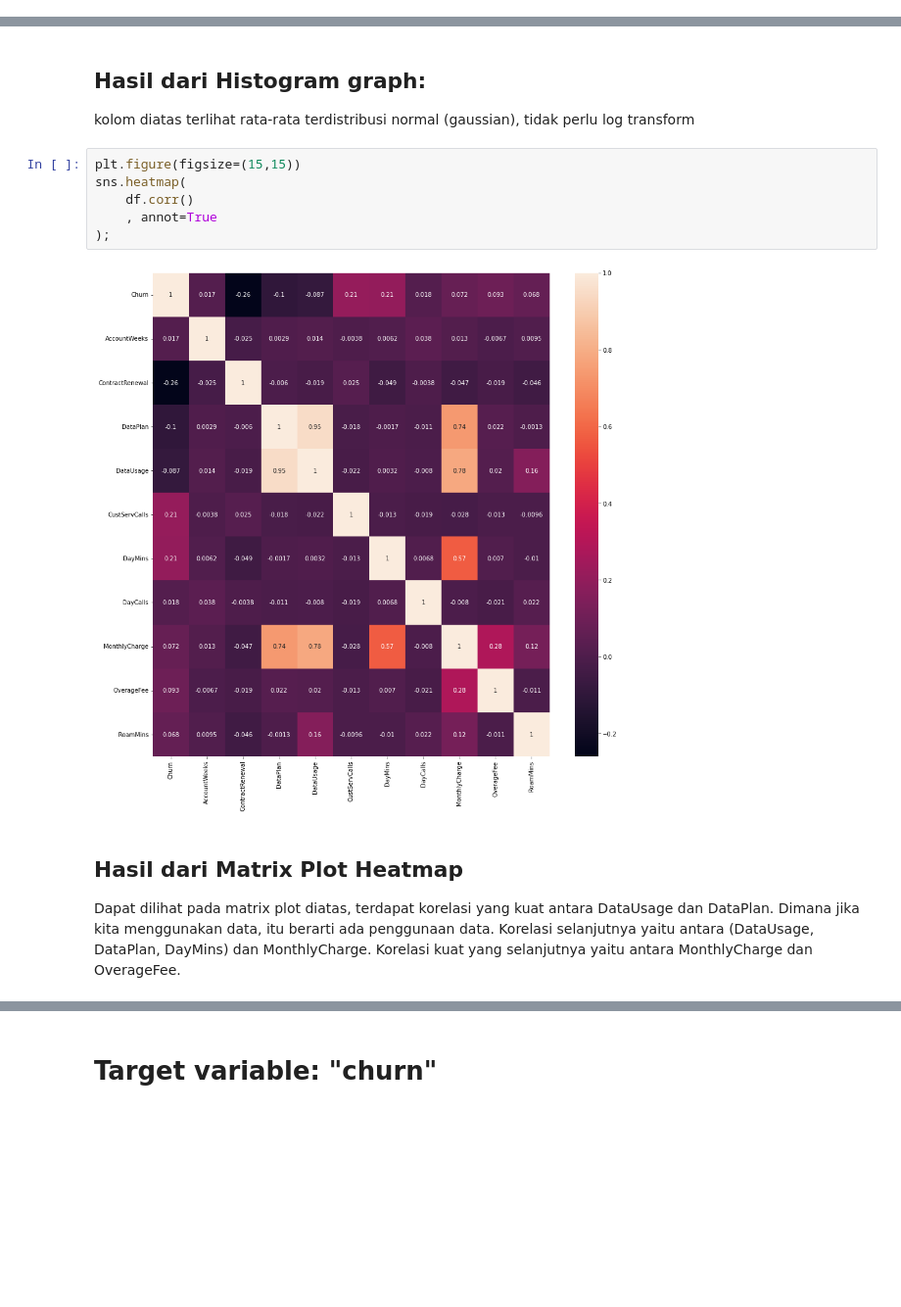
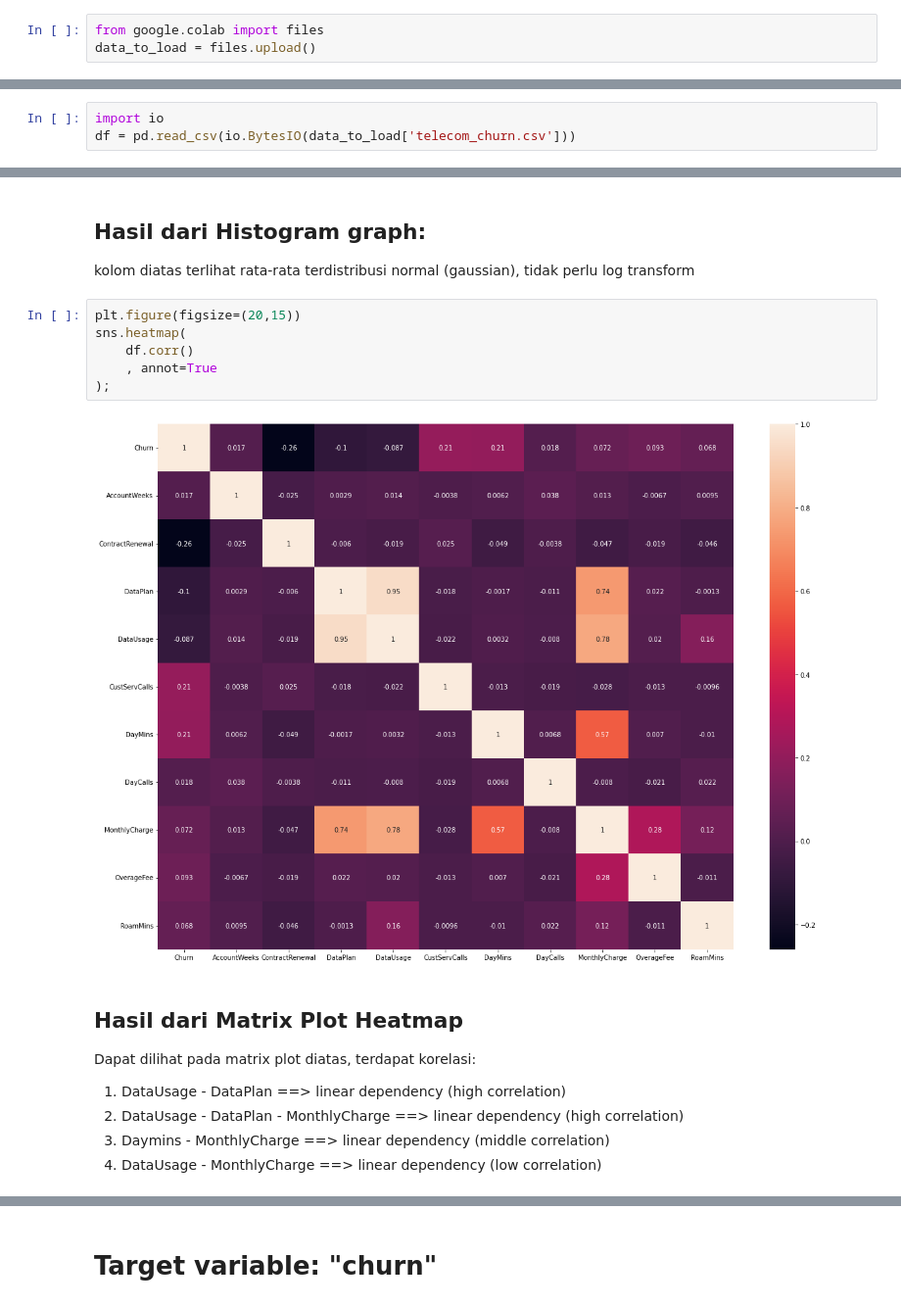
Before and after one commit to ghazzania/-final-project-kelompok-3-Rachmadio-Noval-L., a Jupyter notebook: final-project-kelompok-3-rachmadio.ipynb, the cells around one changed output, grey strips where cells are left out. Shown at 98% size. Saved outputs shown, nothing was run; the diff lists cells and outputs as text; blank space fills up the shorter version.

```diff
--- a/final-project-kelompok-3-rachmadio.ipynb
+++ b/final-project-kelompok-3-rachmadio.ipynb
@@ -16,3 +23,6 @@ from sklearn.neighbors import KNeighborsClassifier
 from sklearn.model_selection import cross_val_score
 from sklearn.neural_network import MLPClassifier
 from sklearn.ensemble import RandomForestClassifier, GradientBoostingClassifier
+# %%
+from google.colab import files
+data_to_load = files.upload()
@@ -27,6 +40,9 @@ df.head()
 | 2 | 0 | 137 | 1 | 0 | 0.0 | 0 | 243.4 | 114 | ... |
 | 3 | 0 | 84 | 0 | 0 | 0.0 | 2 | 299.4 | 71 | ... |
 | 4 | 0 | 75 | 0 | 0 | 0.0 | 3 | 166.7 | 113 | ... |
+# %%
+import io
+df = pd.read_csv(io.BytesIO(data_to_load['telecom_churn.csv']))
 # %%
 # Melihat jumlah baris dan kolom
 df.shape
@@ -114,15 +130,19 @@ df.hist(
 
 kolom diatas terlihat rata-rata terdistribusi normal (gaussian), tidak perlu log transform
 # %%
-plt.figure(figsize=(15,15))
+plt.figure(figsize=(20,15))
 sns.heatmap(
     df.corr()
     , annot=True
 );
 # %% [output]
-[figure, old version]
+[figure, new version]
 # %% [markdown]
 ## Hasil dari Matrix Plot Heatmap
-Dapat dilihat pada matrix plot diatas, terdapat korelasi yang kuat antara DataUsage dan DataPlan. Dimana jika kita menggunakan data, itu berarti ada penggunaan data. Korelasi selanjutnya yaitu antara (DataUsage, DataPlan, DayMins) dan MonthlyCharge. Korelasi kuat yang selanjutnya yaitu antara MonthlyCharge dan OverageFee.
+Dapat dilihat pada matrix plot diatas, terdapat korelasi:
+1. DataUsage - DataPlan ==> linear dependency (high correlation)
+2. DataUsage - DataPlan - MonthlyCharge ==> linear dependency (high correlation)
+3. Daymins - MonthlyCharge ==> linear dependency (middle correlation)
+4. DataUsage - MonthlyCharge ==> linear dependency (low correlation)
 # %%
 for a_col in ['DataPlan', 'DataUsage', 'MonthlyCharge', 'DayMins', 'OverageFee']:
```
Also changed, not shown: parts of 107 cells of this notebook.
